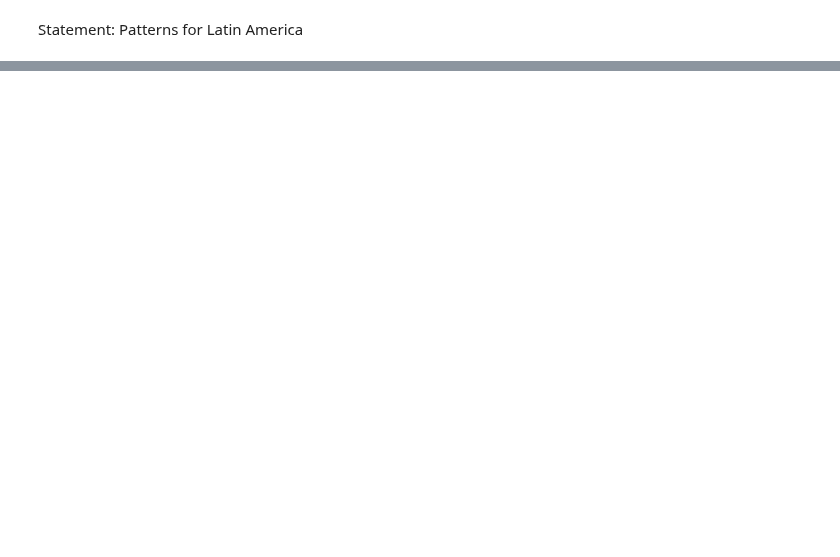
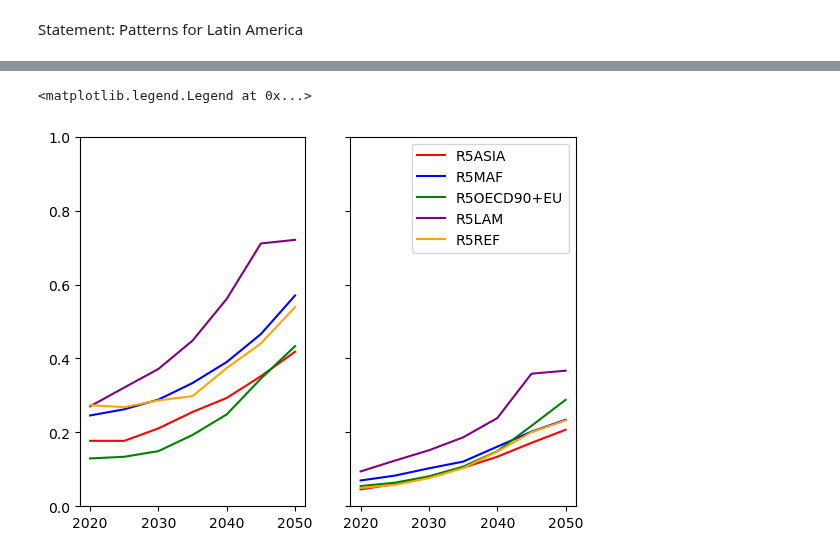
Before and after one commit to gaurav-ganti/2023_ganti_ar6_cdr_assessment, a Jupyter notebook: analysis/203_regional_assessment.ipynb, the cells around one changed output, grey strips where cells are left out. Drawn from its saved outputs; the diff is of its cells as text; code cells hidden in the pictures; blank space fills up the shorter version.

Commit message:
Save current analysis state

```diff
--- a/analysis/203_regional_assessment.ipynb
+++ b/analysis/203_regional_assessment.ipynb
@@ -509,0 +645,7 @@ Name: (C1, R5LAM, AR6 Reanalysis|OSCARv3.2|Carbon Removal|Total), dtype: object
+# %%
+df_r5_reg_clim.convert_unit(
+    current='kt N2O/yr',
+    to='Mt CO2-equiv/yr',
+    context='AR6GWP100',
+    inplace=True
+)
@@ -509,0 +654,7 @@ Name: (C1, R5LAM, AR6 Reanalysis|OSCARv3.2|Carbon Removal|Total), dtype: object
+# %%
+share_ch4 = df_r5_reg_clim.divide(
+    a='Emissions|CH4',
+    b='Emissions|Kyoto Gases',
+    name='share-ch4',
+    ignore_units='Mt CO2-equiv/yr'
+)
@@ -509,0 +663,7 @@ Name: (C1, R5LAM, AR6 Reanalysis|OSCARv3.2|Carbon Removal|Total), dtype: object
+# %%
+share_n2o = df_r5_reg_clim.divide(
+    a='Emissions|N2O',
+    b='Emissions|Kyoto Gases',
+    name='share-n2o',
+    ignore_units='Mt CO2-equiv/yr'
+)
@@ -509,0 +672,8 @@ Name: (C1, R5LAM, AR6 Reanalysis|OSCARv3.2|Carbon Removal|Total), dtype: object
+# %%
+region_color_maps = {
+    'R5ASIA': 'red',
+    'R5MAF': 'blue',
+    'R5OECD90+EU': 'green',
+    'R5LAM': 'purple',
+    'R5REF': 'orange'
+}
@@ -509,0 +709,12 @@ Name: (C1, R5LAM, AR6 Reanalysis|OSCARv3.2|Carbon Removal|Total), dtype: object
+# %%
+fig, ax = plt.subplots(1, 2, sharey=True)
+for reg in region_color_maps.keys():
+    med_ch4 = share_ch4.filter(region=reg, year=range(2020, 2055, 5)).timeseries().median()
+    med_n2o = share_n2o.filter(region=reg, year=range(2020, 2055, 5)).timeseries().median()
+    ax[0].plot(med_ch4.index, med_ch4.values, color=region_color_maps[reg], label=reg)
+    ax[1].plot(med_n2o.index, med_n2o.values, color=region_color_maps[reg], label=reg)
+ax[0].set_ylim(0, 1)
+ax[1].legend()
+# %% [output]
+<matplotlib.legend.Legend at 0x...>
+[figure, added]
```
Also changed, not shown: parts of 33 cells of this notebook, 1 other file.
